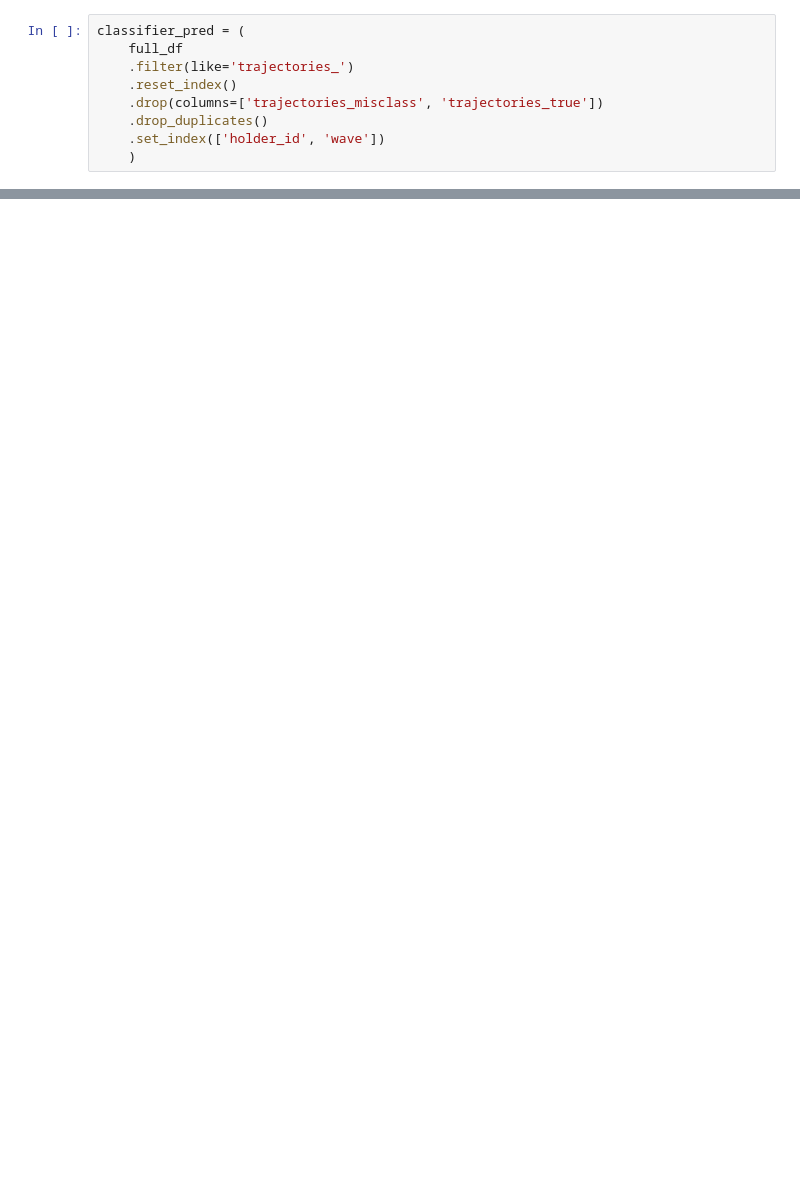
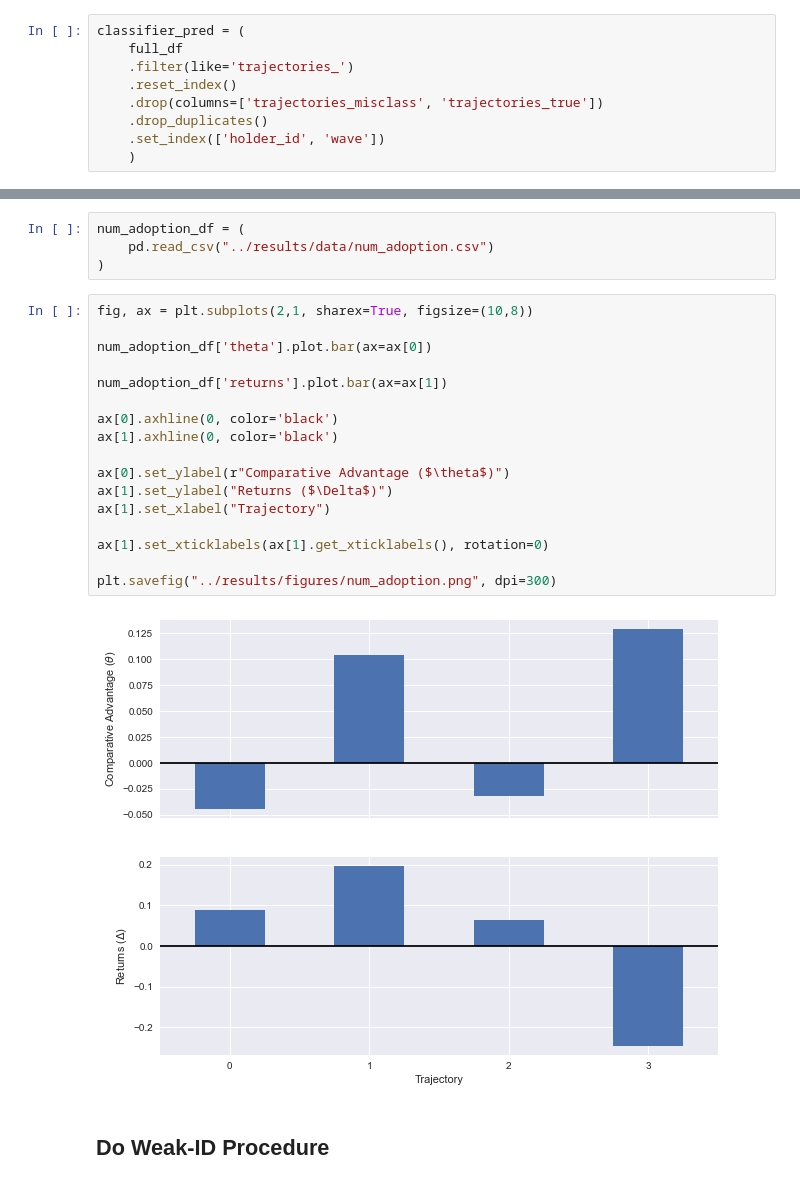
Before and after one commit to amichuda/ethiopia-tech-adoption, a Jupyter notebook: python/switching_reg.ipynb, the cells around one changed output, grey strips where cells are left out. Saved outputs shown, nothing was run; the diff lists cells and outputs as text; blank space fills up the shorter version.

```diff
--- a/python/switching_reg.ipynb
+++ b/python/switching_reg.ipynb
@@ -217,0 +378,25 @@ Parameter Estimates
+# %%
+num_adoption_df = (
+    pd.read_csv("../results/data/num_adoption.csv")
+)
+# %%
+fig, ax = plt.subplots(2,1, sharex=True, figsize=(10,8))
+
+num_adoption_df['theta'].plot.bar(ax=ax[0])
+
+num_adoption_df['returns'].plot.bar(ax=ax[1])
+
+ax[0].axhline(0, color='black')
+ax[1].axhline(0, color='black')
+
+ax[0].set_ylabel(r"Comparative Advantage ($\theta$)")
+ax[1].set_ylabel("Returns ($\Delta$)")
+ax[1].set_xlabel("Trajectory")
+
+ax[1].set_xticklabels(ax[1].get_xticklabels(), rotation=0)
+
+plt.savefig("../results/figures/num_adoption.png", dpi=300)
+# %% [output]
+[figure, added]
+# %% [markdown]
+## Do Weak-ID Procedure
```
Also changed, not shown: parts of 20 cells of this notebook, 2 other files.
